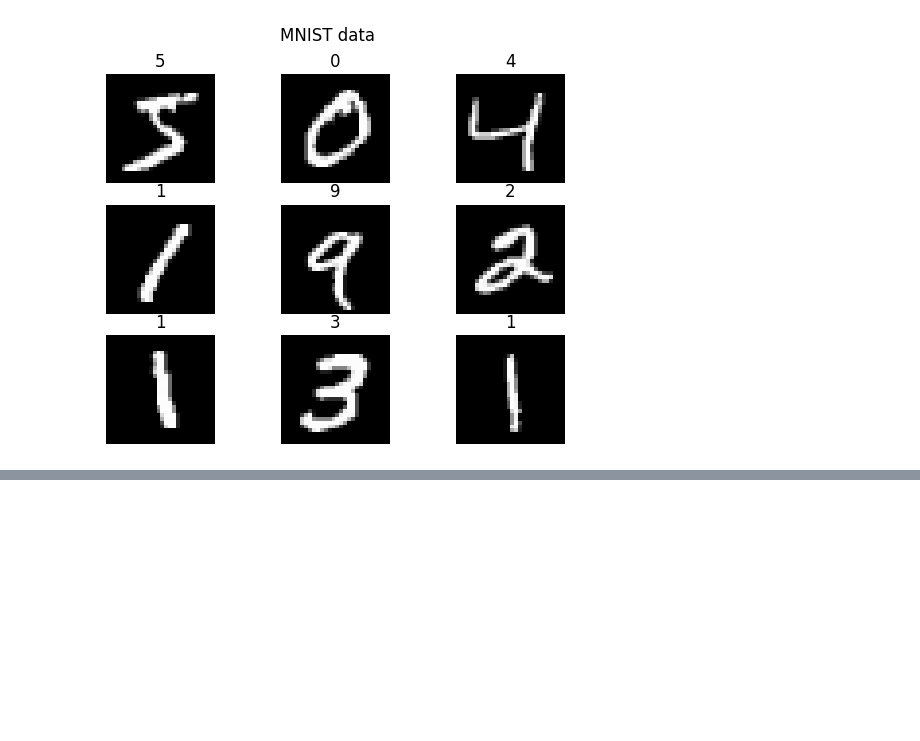
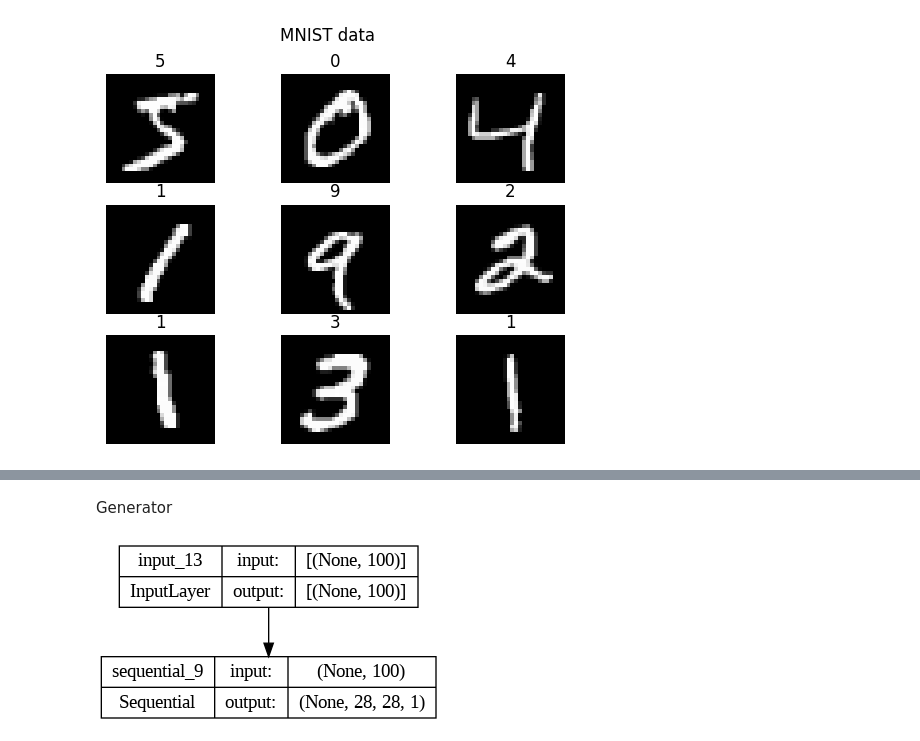
Before and after one commit to Venchislav/Neural-Networks, a Jupyter notebook: MNIST_GAN.ipynb, the cells around one changed output, grey strips where cells are left out. Drawn from its saved outputs; the diff is of its cells as text; code cells hidden in the pictures; blank space fills up the shorter version.

```diff
--- a/MNIST_GAN.ipynb
+++ b/MNIST_GAN.ipynb
@@ -80,0 +146,19 @@ def generator_build():
+# %%
+optimizer = Adam(0.0002, 0.5)
+
+discriminator = discriminator_build()
+discriminator.compile(loss='binary_crossentropy',
+                      optimizer=optimizer,
+                      metrics=['accuracy'])
+# %%
+generator = generator_build()
+generator.compile(
+    loss='binary_crossentropy',
+    optimizer=optimizer
+)
+# %% [markdown]
+Generator
+# %%
+keras.utils.plot_model(generator, show_shapes=True)
+# %% [output]
+[figure, added]
```
Also changed, not shown: parts of 21 cells of this notebook.
